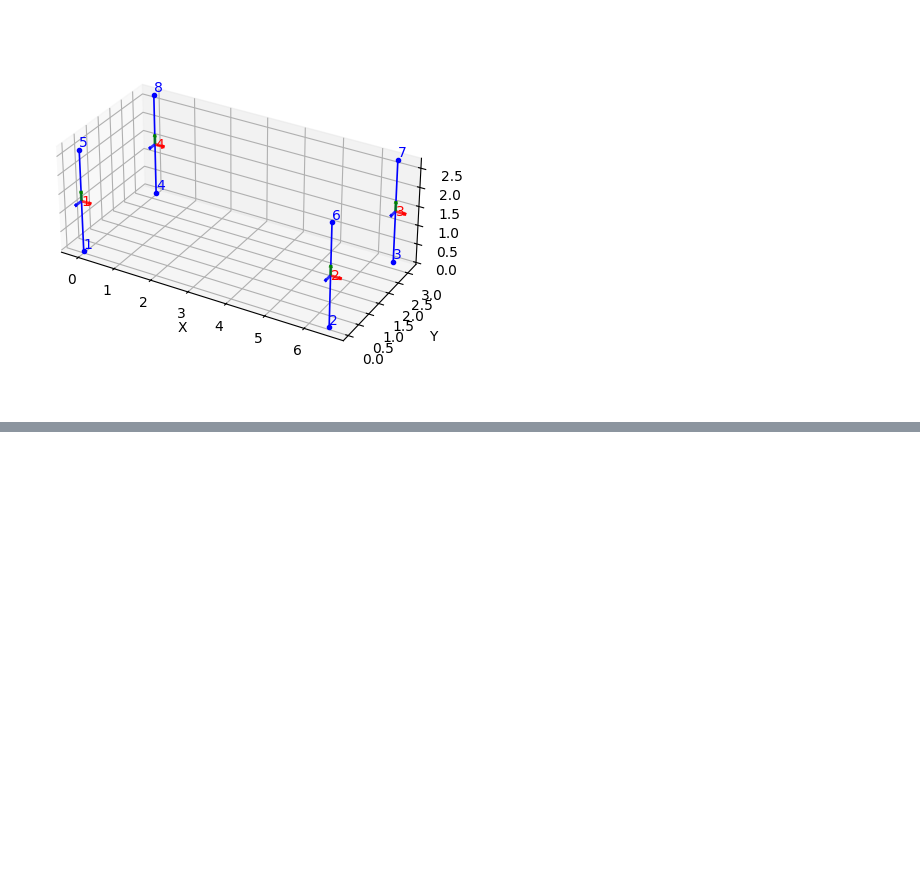
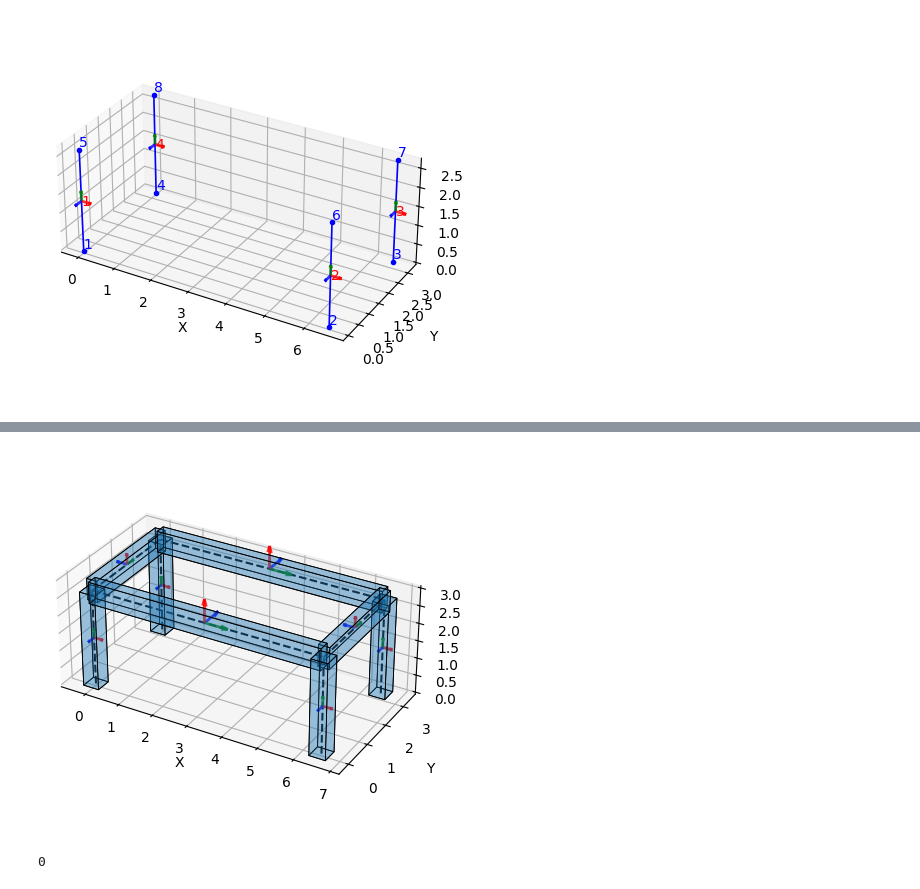
Before and after one commit to dataylor3/PakCalcs, a Jupyter notebook: newframe20251231.ipynb, the cells around one changed output, grey strips where cells are left out. Saved outputs shown, nothing was run; the diff lists cells and outputs as text; code cells hidden in the pictures; blank space fills up the shorter version.

```diff
--- a/newframe20251231.ipynb
+++ b/newframe20251231.ipynb
@@ -72,0 +82,14 @@ opsv.plot_model()
+# %%
+ele_shapes = {
+    1: ['rect', [a, a]],
+    2: ['rect', [a, a]],
+    3: ['rect', [a, a]],
+    4: ['rect', [a, a]],
+    5: ['rect', [h, b]],
+    6: ['rect', [h, b]],
+    7: ['rect', [h, b]],
+    8: ['rect', [h, b]]
+}
+opsv.plot_extruded_shapes_3d(ele_shapes)
+# %% [output]
+[figure, added]
@@ -72,0 +110,12 @@ opsv.plot_model()
+# %%
+# Analysis configuration
+ops.system('BandGeneral')
+ops.constraints('Plain')
+ops.numberer('RCM')
+ops.test('NormDispIncr', 1e-6, 10)
+ops.algorithm('Newton')
+ops.integrator('LoadControl', 1.0)
+ops.analysis('Static')
+ops.analyze(1)
+# %% [output]
+0
```
Also changed, not shown: parts of 5 cells of this notebook.
